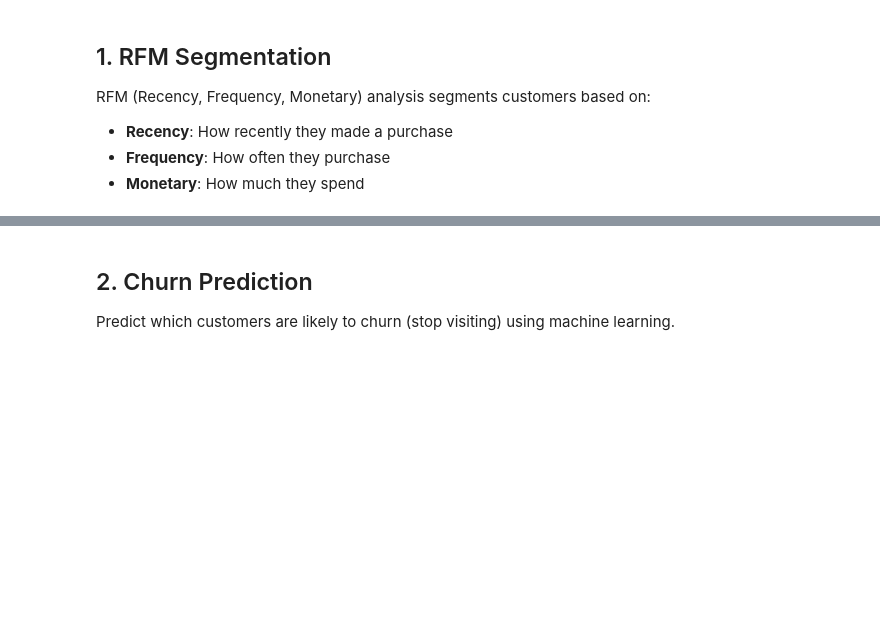
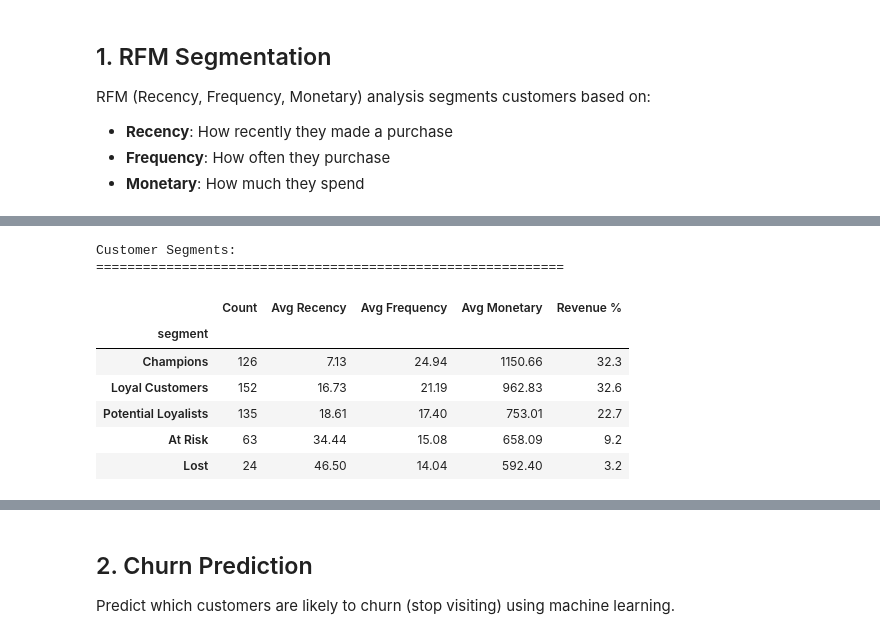
Before and after one commit to ashour-git/Restaurant_AI, a Jupyter notebook: notebooks/02_customer_analytics.ipynb, the cells around one changed output, grey strips where cells are left out. Saved outputs shown, nothing was run; the diff lists cells and outputs as text; code cells hidden in the pictures; blank space fills up the shorter version.

```diff
--- a/notebooks/02_customer_analytics.ipynb
+++ b/notebooks/02_customer_analytics.ipynb
@@ -44,9 +120,28 @@ rfm_df.head(10)
 # %%
 # Get segment summaries
-segment_summary = rfm_analyzer.get_segments()
+segment_summary = rfm_df.groupby('segment').agg({
+    'customer_id': 'count',
+    'recency': 'mean',
+    'frequency': 'mean',
+    'monetary': 'mean'
+}).round(2)
+segment_summary.columns = ['Count', 'Avg Recency', 'Avg Frequency', 'Avg Monetary']
+segment_summary['Revenue %'] = (segment_summary['Count'] * segment_summary['Avg Monetary'] /
+                                 (segment_summary['Count'] * segment_summary['Avg Monetary']).sum() * 100).round(1)
+
 print("\nCustomer Segments:")
 print("=" * 60)
-segment_summary
+segment_summary.sort_values('Avg Monetary', ascending=False)
+# %% [output]
+Customer Segments:
+============================================================
+|  | Count | Avg Recency | Avg Frequency | Avg Monetary | Revenue % |
+| segment |  |  |  |  |  |
+| Champions | 126 | 7.13 | 24.94 | 1150.66 | 32.3 |
+| Loyal Customers | 152 | 16.73 | 21.19 | 962.83 | 32.6 |
+| Potential Loyalists | 135 | 18.61 | 17.40 | 753.01 | 22.7 |
+| At Risk | 63 | 34.44 | 15.08 | 658.09 | 9.2 |
+| Lost | 24 | 46.50 | 14.04 | 592.40 | 3.2 |
 # %%
 # Visualize RFM segments
 fig, axes = plt.subplots(2, 2, figsize=(14, 10))
```
Also changed, not shown: parts of 8 cells of this notebook, 17 other files.
